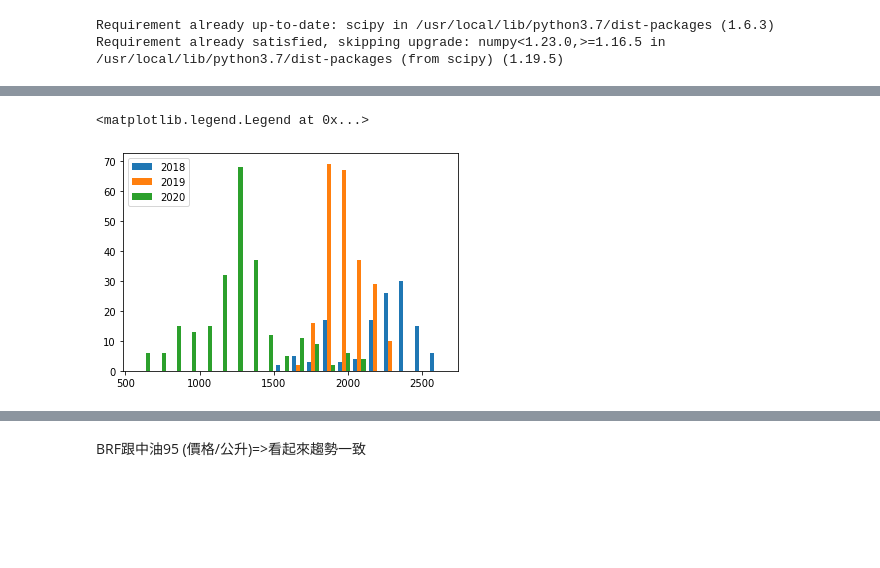
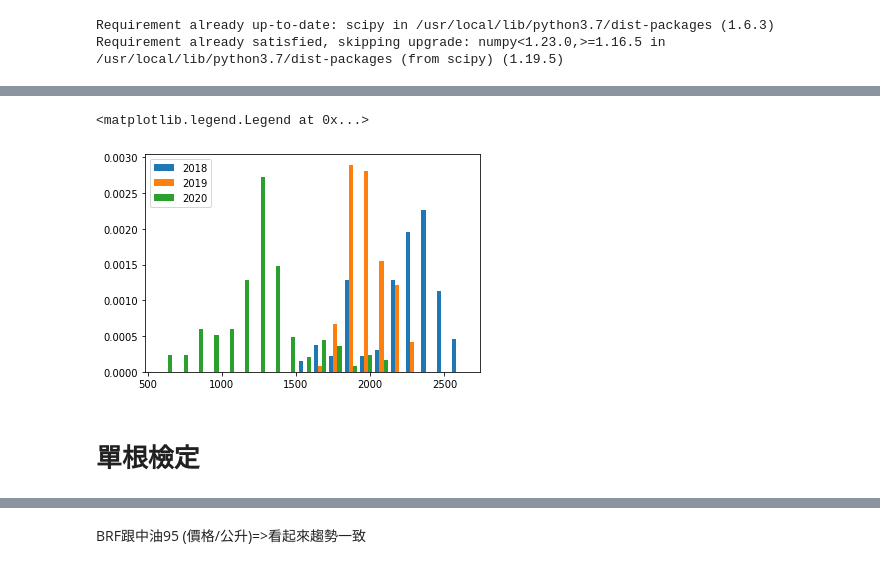
Before and after one commit to FintechClown/BRF_PriceCalculation, a Jupyter notebook: 共整合_VAR.ipynb, the cells around one changed output, grey strips where cells are left out. Saved outputs shown, nothing was run; the diff lists cells and outputs as text; code cells hidden in the pictures; blank space fills up the shorter version.

```diff
--- a/共整合_VAR.ipynb
+++ b/共整合_VAR.ipynb
@@ -51,0 +81,5 @@ df
+# %%
+df = df.astype(str)
+# %%
+df['week'] = df['交易年分'].map(str)+df['週別']
+df.head()
@@ -56,2 +119,4 @@ df
+# %%
+df['收盤價'] = df['收盤價'].astype(float)
 # %%
 #x = df[filter1 & filter2]['收盤價']
@@ -61,13 +178,15 @@ df
 # %%
-y1 = df[df['交易年分']==2018]['收盤價']
-y2 = df[df['交易年分']==2019]['收盤價']
-y3 = df[df['交易年分']==2020]['收盤價']
+y1 = df[df['交易年分']=='2018']['收盤價']
+y2 = df[df['交易年分']=='2019']['收盤價']
+y3 = df[df['交易年分']=='2020']['收盤價']
 # %%
-plt.hist([y1,y2,y3],bins=20,label=['2018','2019','2020'])
+plt.hist([y1,y2,y3],bins=20,label=['2018','2019','2020'],density=True)
 plt.legend(loc='upper left')
 # %% [output]
 <matplotlib.legend.Legend at 0x...>
-[figure, old version]
+[figure, new version]
+# %% [markdown]
+# 單根檢定
 # %%
 CPC_df = pd.read_excel(r"/content/drive/MyDrive/Colab Notebooks/BRF_RawData/中油95_201807_202104.xlsx")
 # %%
```
Also changed, not shown: parts of 39 cells of this notebook.
